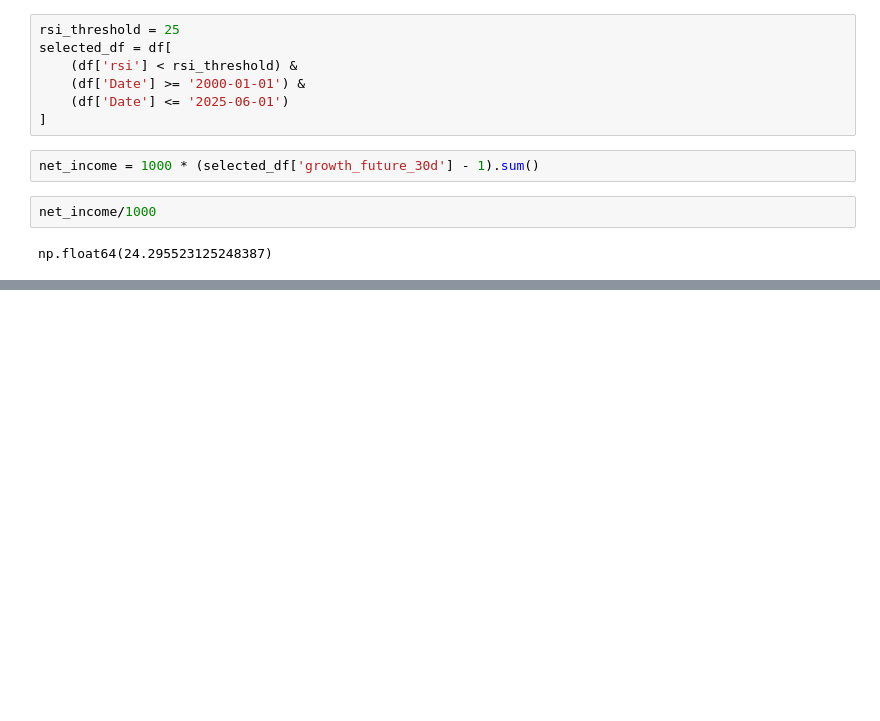
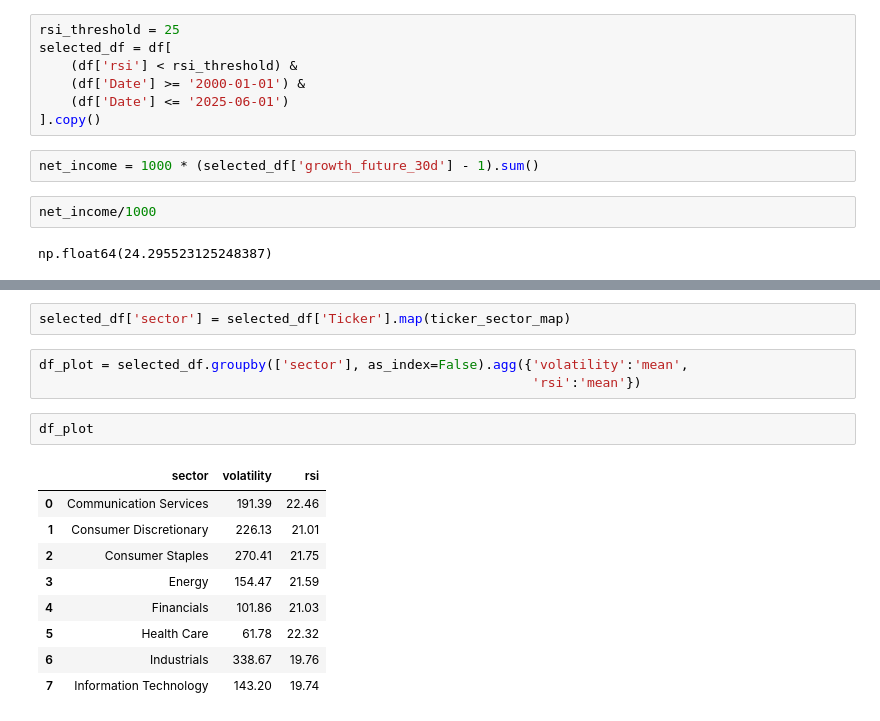
Before and after one commit to ju-arroyom/stock-markets-zoomcamp, a Jupyter notebook: hw2/hw2.ipynb, the cells around one changed output, grey strips where cells are left out. Cells and saved outputs as stored; diff of their text form; blank space fills up the shorter version.

```diff
--- a/hw2/hw2.ipynb
+++ b/hw2/hw2.ipynb
@@ -293,7 +293,7 @@ selected_df = df[
     (df['rsi'] < rsi_threshold) &
     (df['Date'] >= '2000-01-01') &
     (df['Date'] <= '2025-06-01')
-]
+].copy()
 # %%
 net_income = 1000 * (selected_df['growth_future_30d'] - 1).sum()
 # %%
@@ -302,0 +348,17 @@ np.float64(24.295523125248387)
+# %%
+selected_df['sector'] = selected_df['Ticker'].map(ticker_sector_map)
+# %%
+df_plot = selected_df.groupby(['sector'], as_index=False).agg({'volatility':'mean',
+                                                               'rsi':'mean'})
+# %%
+df_plot
+# %% [output]
+|  | sector | volatility | rsi |
+| 0 | Communication Services | 191.39 | 22.46 |
+| 1 | Consumer Discretionary | 226.13 | 21.01 |
+| 2 | Consumer Staples | 270.41 | 21.75 |
+| 3 | Energy | 154.47 | 21.59 |
+| 4 | Financials | 101.86 | 21.03 |
+| 5 | Health Care | 61.78 | 22.32 |
+| 6 | Industrials | 338.67 | 19.76 |
+| 7 | Information Technology | 143.20 | 19.74 |
```
Also changed, not shown: parts of 5 cells of this notebook.
